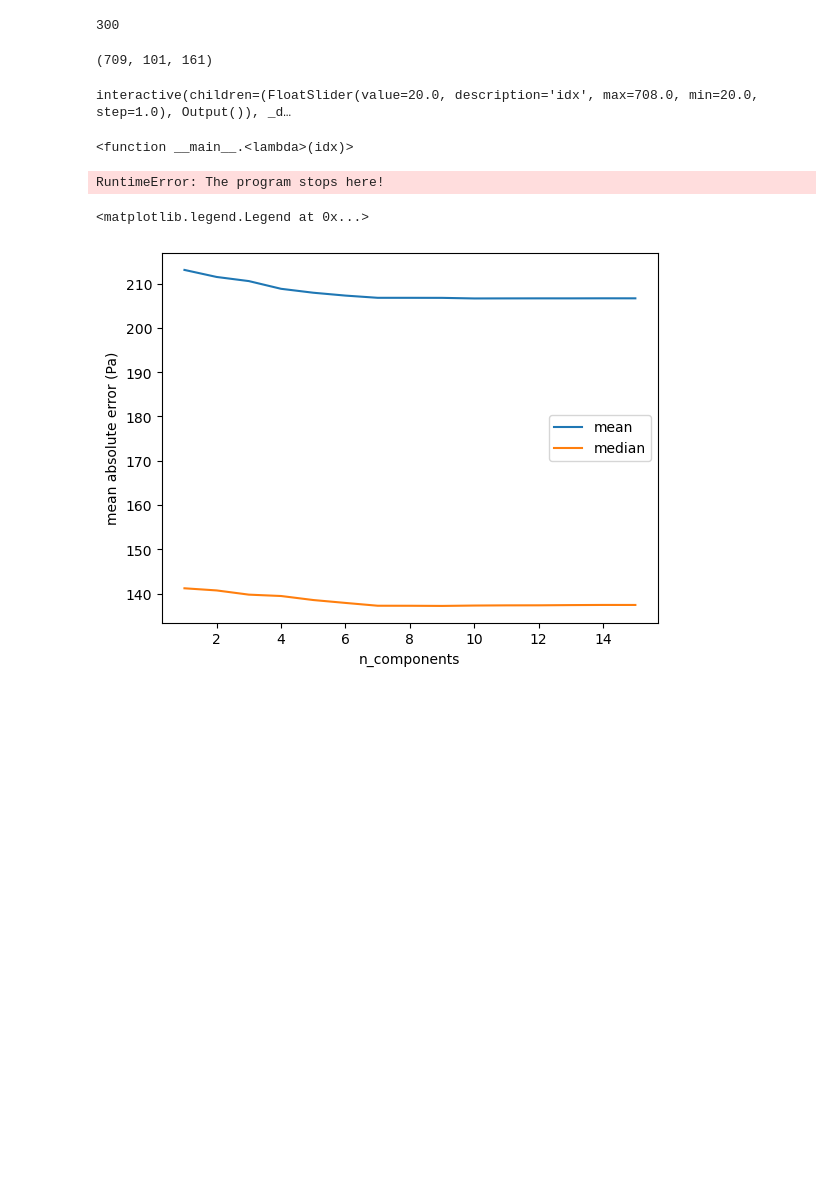
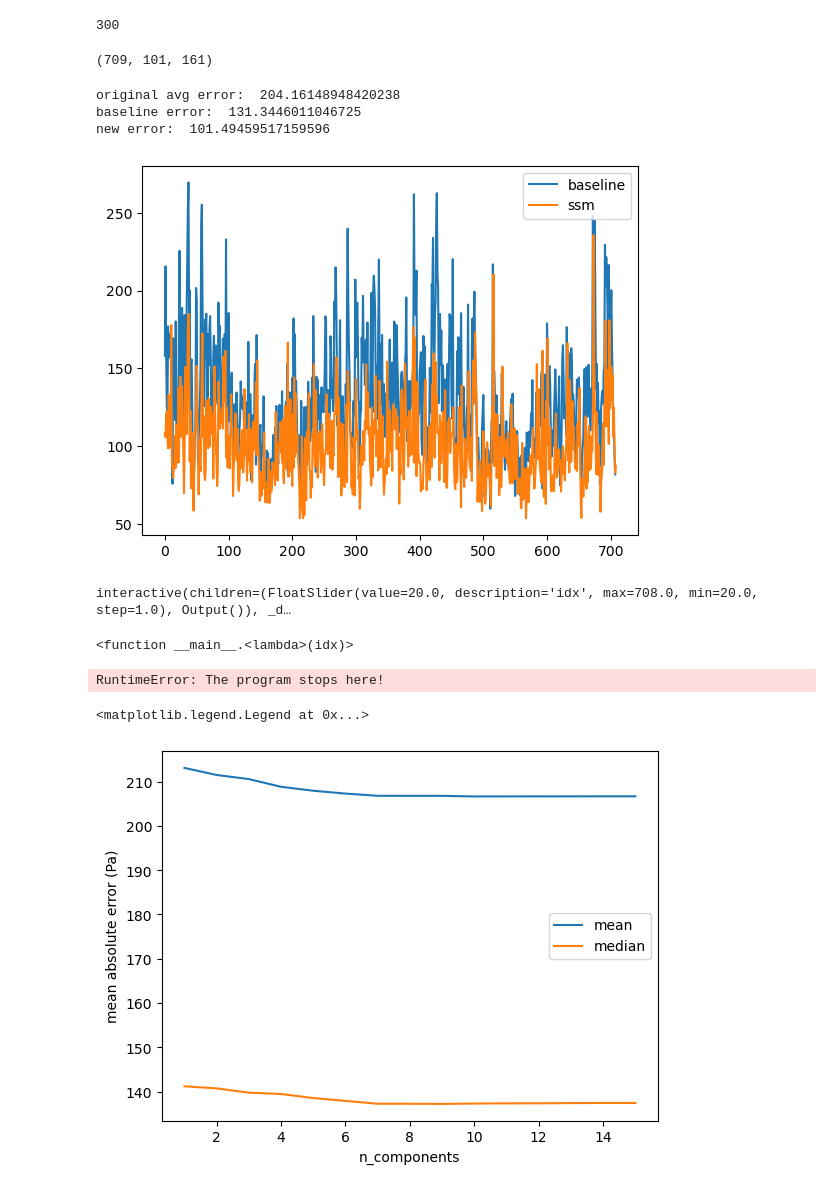
Before and after one commit to maple5717/ME5311-Project, a Jupyter notebook: slp_results.ipynb, the cells around one changed output. Cells and saved outputs as stored; diff of their text form; code cells hidden in the pictures; blank space fills up the shorter version.

Commit message:
improved the model

```diff
--- a/slp_results.ipynb
+++ b/slp_results.ipynb
@@ -380,7 +381,7 @@ from tqdm.notebook import tqdm
 from utils import *
 from config import *
 
-part_name = "slp_42_0.2547.pth"  if unit == "Pa" else  "t2m_38_0.251.pth"
+part_name = "slp_vae_16_0.2826.pth"  if unit == "Pa" else  "t2m_38_0.251.pth"
 model_params = "model_selected/" + part_name  # "slp_model_36_0.1.pth"
 device = torch.device("cuda" if torch.cuda.is_available() else "cpu")
 scale = SLP_ERR_SCALE if unit == "Pa" else T2M_ERR_SCALE
@@ -393,7 +394,7 @@ scale
 300
 # %%
 t_lookback = 20
-t_lookforward = 2
+t_lookforward = 1
 # test_data_tensor = test_data.reshape(-1, H, W) / scale
 test_err = -(test_pred - test_data.reshape(-1, H, W)) / scale
 test_data_tensor = torch.Tensor(test_err).to(device)
@@ -415,6 +416,25 @@ model_output = np.array(model_output) # start from t_lookback: if t_lookback=20,
 model_output.shape
 # %% [output]
 (709, 101, 161)
+# %%
+err_pca = -(test_pred - test_data.reshape(-1,H, W))[t_lookback: ]
+# print(test_pred.max(), test_data.max(), err_pca.min())
+print("original avg error: ", np.abs(err_pca).mean())
+
+err_new = np.abs(err_pca - model_output)
+err_baseline = np.abs(err_pca[1:] - err_pca[:-1])
+print("baseline error: ", err_baseline.mean())
+print("new error: ", err_new.mean())
+plt.figure()
+plt.plot(err_baseline.mean(axis=(-2, -1)))
+plt.plot(err_new.mean(axis=(-2, -1)))
+plt.legend(['baseline', 'ssm'])
+plt.show()
+# %% [output]
+original avg error:  204.16148948420238
+baseline error:  131.3446011046725
+new error:  101.49459517159596
+[figure, added]
 # %%
 err_pca = -(test_pred - test_data.reshape(-1,H, W))
 def show_model_output(idx):
```
Also changed, not shown: parts of 4 cells of this notebook, 6 other files.
